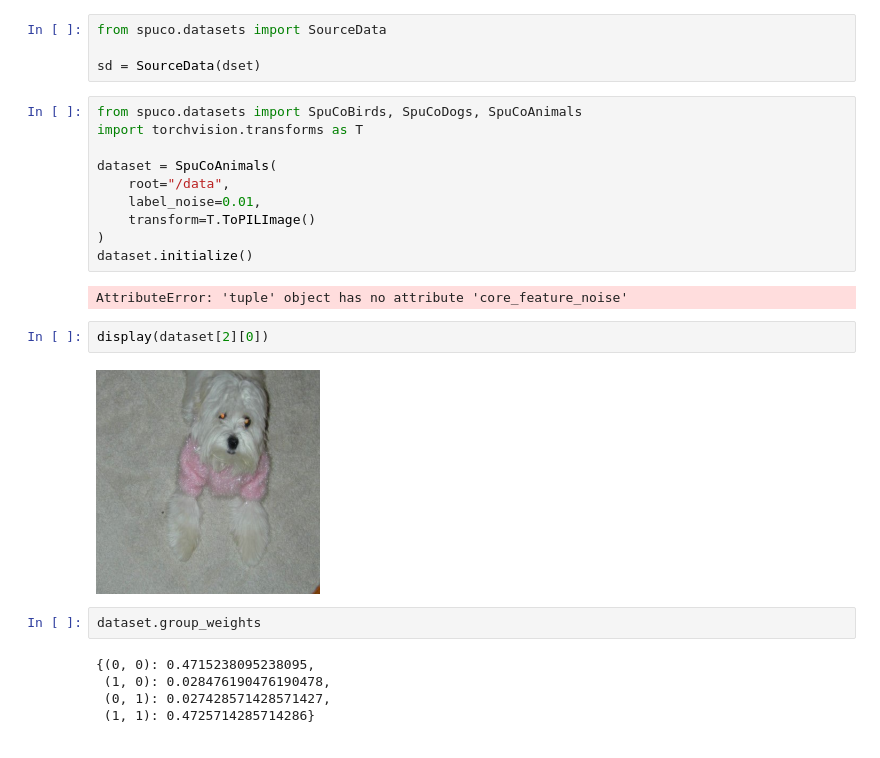
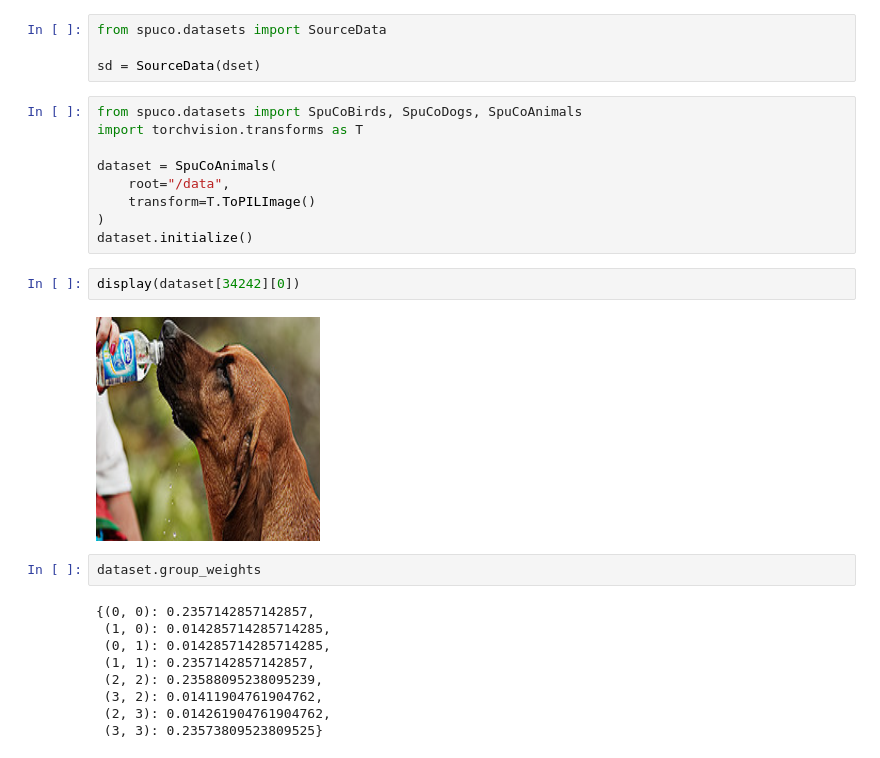
Before and after one commit to BigML-CS-UCLA/SpuCo, a Jupyter notebook: quickstart/explore_data.ipynb, the cells around one changed output. Drawn from its saved outputs; the diff is of its cells as text.

Commit message:
spuco_animals (no label noise bug fix)

```diff
--- a/quickstart/explore_data.ipynb
+++ b/quickstart/explore_data.ipynb
@@ -163,20 +163,21 @@ import torchvision.transforms as T
 
 dataset = SpuCoAnimals(
     root="/data",
-    label_noise=0.01,
     transform=T.ToPILImage()
 )
 dataset.initialize()
-# %% [output]
-AttributeError: 'tuple' object has no attribute 'core_feature_noise'
 # %%
-display(dataset[2][0])
+display(dataset[34242][0])
 # %% [output]
-[figure, old version]
+[figure, new version]
 # %%
 dataset.group_weights
 # %% [output]
-{(0, 0): 0.4715238095238095,
- (1, 0): 0.028476190476190478,
- (0, 1): 0.027428571428571427,
- (1, 1): 0.4725714285714286}
+{(0, 0): 0.2357142857142857,
+ (1, 0): 0.014285714285714285,
+ (0, 1): 0.014285714285714285,
+ (1, 1): 0.2357142857142857,
+ (2, 2): 0.23588095238095239,
+ (3, 2): 0.01411904761904762,
+ (2, 3): 0.014261904761904762,
+ (3, 3): 0.23573809523809525}
```
Also changed, not shown: 1 other file.
